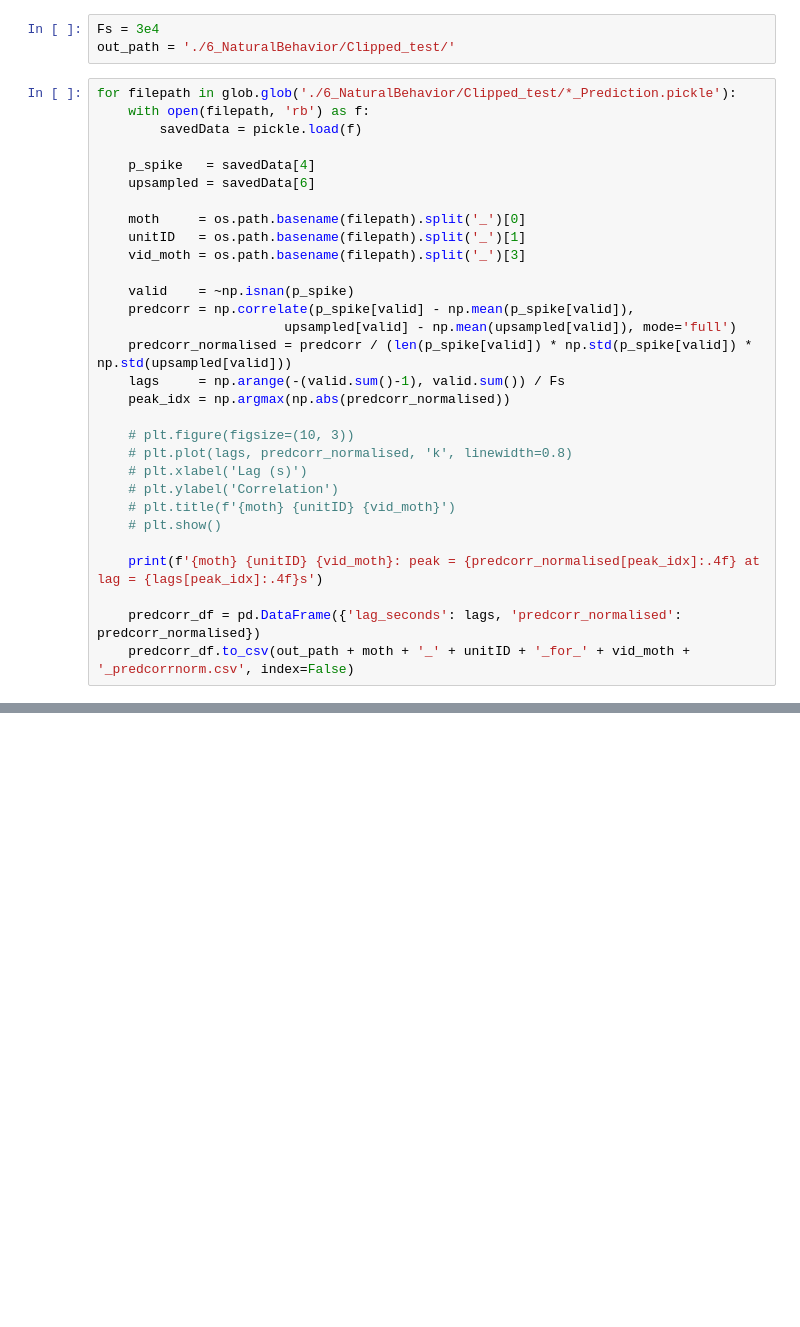
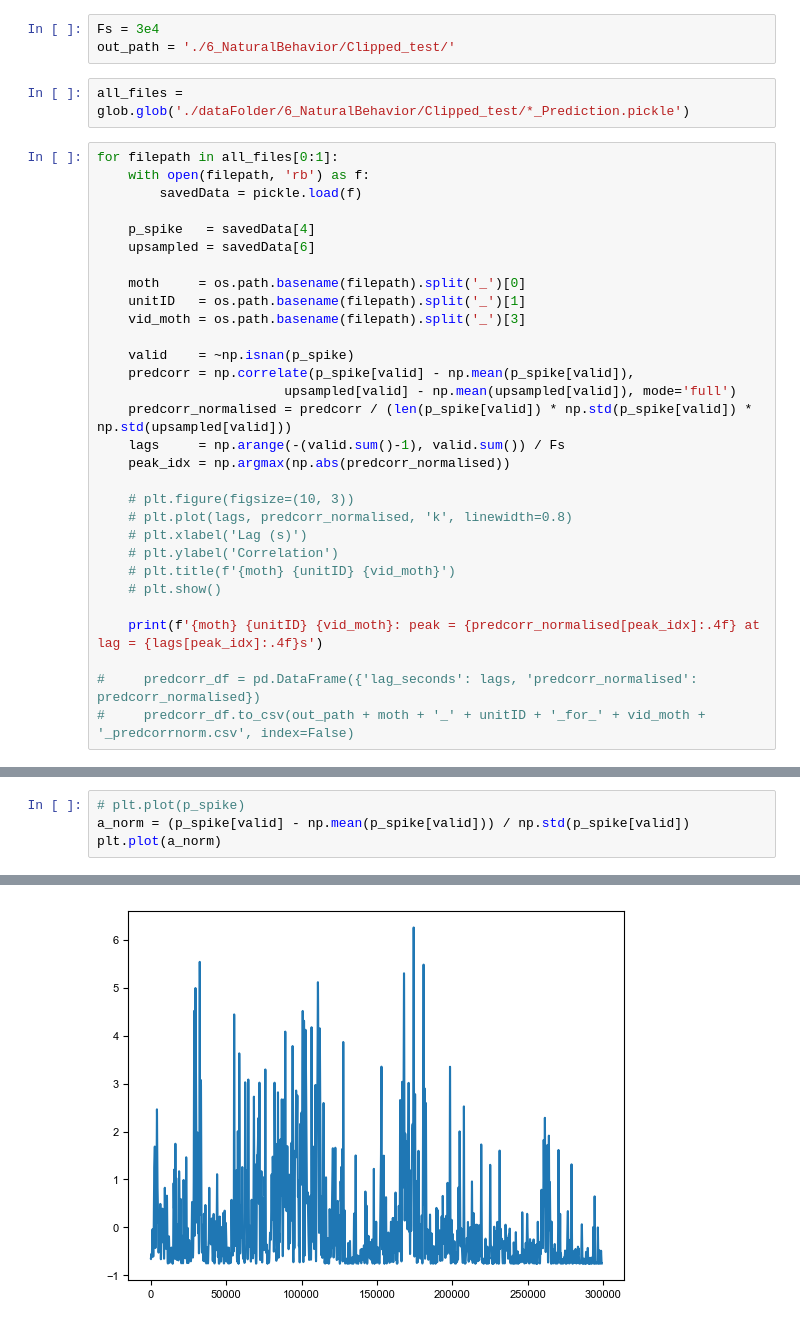
Before and after one commit to MeghnaAnand5/PiliferEphysAnalysis, a Jupyter notebook: 4d_CrossCorrelation.ipynb, the cells around one changed output, grey strips where cells are left out. Drawn from its saved outputs; the diff is of its cells as text; blank space fills up the shorter version.

```diff
--- a/4d_CrossCorrelation.ipynb
+++ b/4d_CrossCorrelation.ipynb
@@ -17,8 +17,10 @@ mpl.rcParams['font.family'] = 'Arial'
 # %%
 Fs = 3e4
 out_path = './6_NaturalBehavior/Clipped_test/'
+# %%
+all_files = glob.glob('./dataFolder/6_NaturalBehavior/Clipped_test/*_Prediction.pickle')
 # %%
-for filepath in glob.glob('./6_NaturalBehavior/Clipped_test/*_Prediction.pickle'):
+for filepath in all_files[0:1]:
     with open(filepath, 'rb') as f:
         savedData = pickle.load(f)
 
@@ -45,6 +47,6 @@ for filepath in glob.glob('./6_NaturalBehavior/Clipped_test/*_Prediction.pickle'
 
     print(f'{moth} {unitID} {vid_moth}: peak = {predcorr_normalised[peak_idx]:.4f} at lag = {lags[peak_idx]:.4f}s')
 
-    predcorr_df = pd.DataFrame({'lag_seconds': lags, 'predcorr_normalised': predcorr_normalised})
-    predcorr_df.to_csv(out_path + moth + '_' + unitID + '_for_' + vid_moth + '_predcorrnorm.csv', index=False)
+#     predcorr_df = pd.DataFrame({'lag_seconds': lags, 'predcorr_normalised': predcorr_normalised})
+#     predcorr_df.to_csv(out_path + moth + '_' + unitID + '_for_' + vid_moth + '_predcorrnorm.csv', index=False)
 # %% [output]
@@ -67,0 +58,5 @@ m30 unit1 MVm11: peak = -0.9665 at lag = 0.0022s
+# %%
+# plt.plot(p_spike)
+a_norm = (p_spike[valid] - np.mean(p_spike[valid])) / np.std(p_spike[valid])
+plt.plot(a_norm)
+# %% [output]
@@ -67,0 +64 @@ m30 unit1 MVm11: peak = -0.9665 at lag = 0.0022s
+[figure, added]
```
Also changed, not shown: parts of 10 cells of this notebook.
